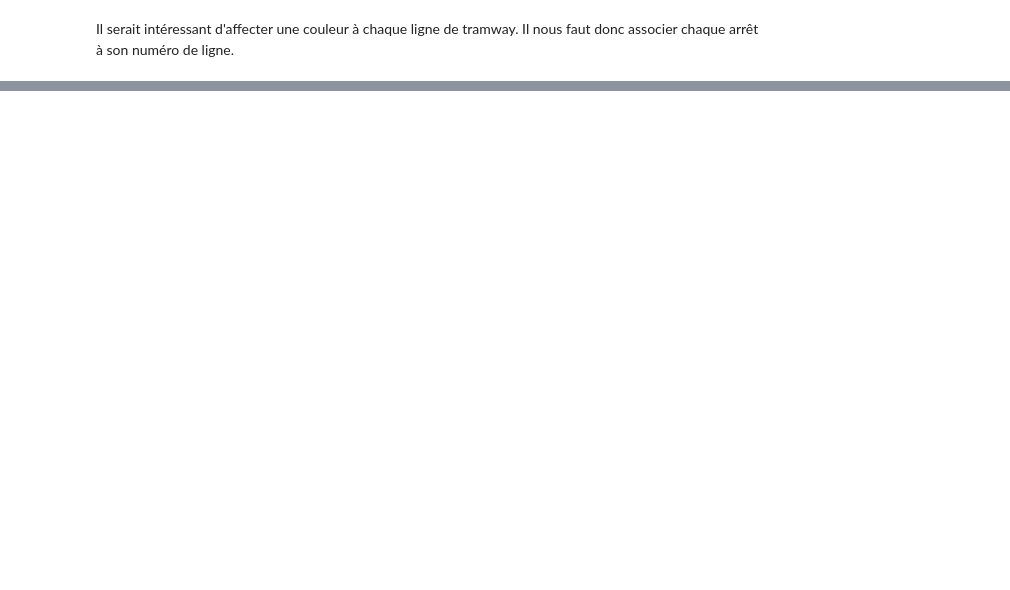
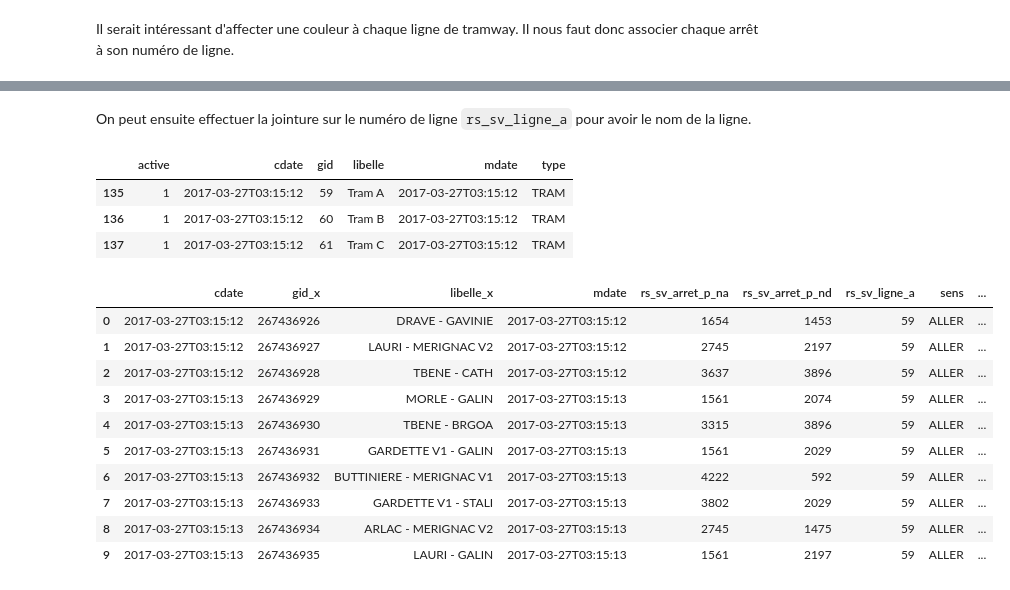
Before and after one commit to axelbellec/BoTigo, a Jupyter notebook: analysis/Stops.ipynb, the cells around one changed output, grey strips where cells are left out. Saved outputs shown, nothing was run; the diff lists cells and outputs as text; code cells hidden in the pictures; blank space fills up the shorter version.

```diff
--- a/analysis/Stops.ipynb
+++ b/analysis/Stops.ipynb
@@ -70,0 +75,27 @@ paths.head()
+# %% [markdown]
+On peut ensuite effectuer la jointure sur le numéro de ligne `rs_sv_ligne_a` pour avoir le nom de la ligne.
+# %%
+lines = client.get_lines()
+lines = pd.DataFrame(lines)
+tram_lines = lines[lines.type == 'TRAM']
+tram_lines.head()
+# %% [output]
+|  | active | cdate | gid | libelle | mdate | type |
+| 135 | 1 | 2017-03-27T03:15:12 | 59 | Tram A | 2017-03-27T03:15:12 | TRAM |
+| 136 | 1 | 2017-03-27T03:15:12 | 60 | Tram B | 2017-03-27T03:15:12 | TRAM |
+| 137 | 1 | 2017-03-27T03:15:12 | 61 | Tram C | 2017-03-27T03:15:12 | TRAM |
+# %%
+lines_paths = lines_paths.merge(tram_lines[['active', 'gid', 'libelle']], left_on='rs_sv_ligne_a', right_on='gid')
+lines_paths.head(10)
+# %% [output]
+|  | cdate | gid_x | libelle_x | mdate | rs_sv_arret_p_na | rs_sv_arret_p_nd | rs_sv_ligne_a | sens | ... |
+| 0 | 2017-03-27T03:15:12 | 267436926 | DRAVE - GAVINIE | 2017-03-27T03:15:12 | 1654 | 1453 | 59 | ALLER | ... |
+| 1 | 2017-03-27T03:15:12 | 267436927 | LAURI - MERIGNAC V2 | 2017-03-27T03:15:12 | 2745 | 2197 | 59 | ALLER | ... |
+| 2 | 2017-03-27T03:15:12 | 267436928 | TBENE - CATH | 2017-03-27T03:15:12 | 3637 | 3896 | 59 | ALLER | ... |
+| 3 | 2017-03-27T03:15:13 | 267436929 | MORLE - GALIN | 2017-03-27T03:15:13 | 1561 | 2074 | 59 | ALLER | ... |
+| 4 | 2017-03-27T03:15:13 | 267436930 | TBENE - BRGOA | 2017-03-27T03:15:13 | 3315 | 3896 | 59 | ALLER | ... |
+| 5 | 2017-03-27T03:15:13 | 267436931 | GARDETTE V1 - GALIN | 2017-03-27T03:15:13 | 1561 | 2029 | 59 | ALLER | ... |
+| 6 | 2017-03-27T03:15:13 | 267436932 | BUTTINIERE - MERIGNAC V1 | 2017-03-27T03:15:13 | 4222 | 592 | 59 | ALLER | ... |
+| 7 | 2017-03-27T03:15:13 | 267436933 | GARDETTE V1 - STALI | 2017-03-27T03:15:13 | 3802 | 2029 | 59 | ALLER | ... |
+| 8 | 2017-03-27T03:15:13 | 267436934 | ARLAC - MERIGNAC V2 | 2017-03-27T03:15:13 | 2745 | 1475 | 59 | ALLER | ... |
+| 9 | 2017-03-27T03:15:13 | 267436935 | LAURI - GALIN | 2017-03-27T03:15:13 | 1561 | 2197 | 59 | ALLER | ... |
```
Also changed, not shown: parts of 7 cells of this notebook, 6 other files.
